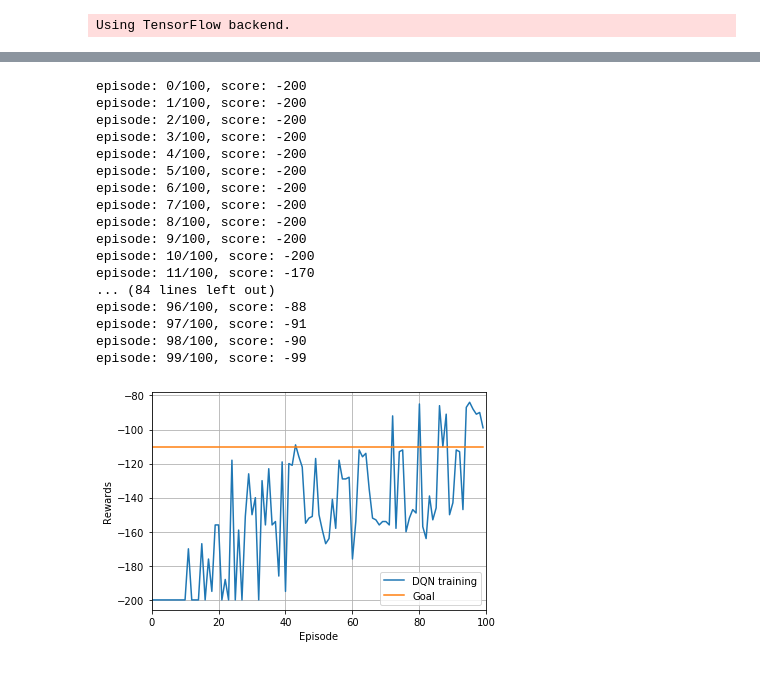
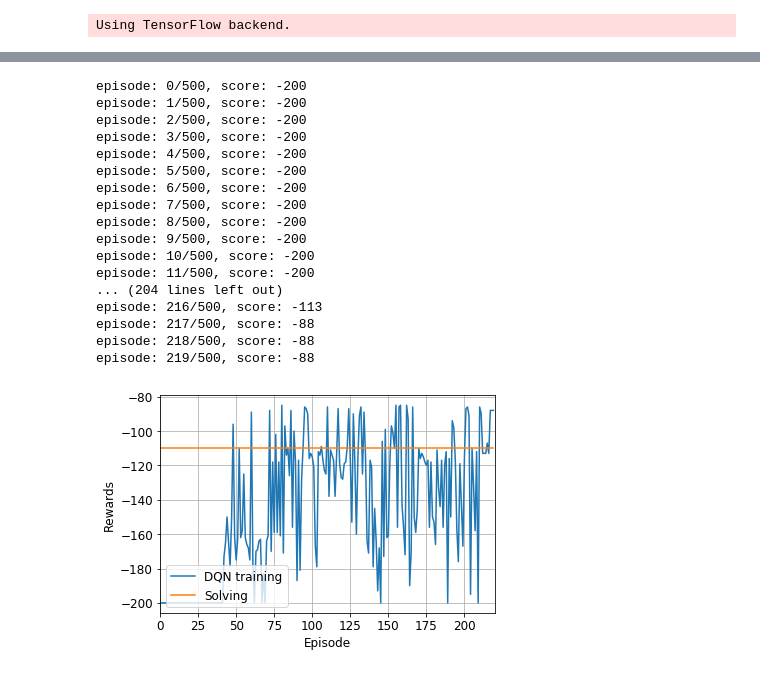
Before and after one commit to paige-chang/MountainCar, a Jupyter notebook: MountainCar.ipynb, the cells around one changed output, grey strips where cells are left out. Drawn from its saved outputs; the diff is of its cells as text; code cells hidden in the pictures.

```diff
--- a/MountainCar.ipynb
+++ b/MountainCar.ipynb
@@ -7,12 +11,15 @@ import gym
 import numpy as np
 import random
 import matplotlib.pyplot as plt
+import matplotlib.cm as cm
 import math
 from collections import deque
 from keras import Sequential, models
+from keras import losses
 from keras.layers import Dense
 from keras.optimizers import adam
 import warnings
 warnings.filterwarnings('ignore')
+plt.rcParams.update({'font.size': 12})
 # %% [output]
 Using TensorFlow backend.
@@ -24,7 +78,7 @@ class DQN():
     def __init__(self):
 
         """
-        Initalize an Agent object
+        Initalize hyperparameters
         """
 
         self.action_space = env.action_space.n
@@ -32,8 +86,8 @@ class DQN():
         self.epsilon = 1
         self.epsilon_min = 0.01
         self.epsilon_decay = 0.95
-        self.discount_factor = 0.95
-        self.learning_rate = 0.001
+        self.discount_factor = 0.98
+        self.learning_rate = 0.0005
         self.batch_size = 64
         self.memory = deque(maxlen =  10000)
         self.model = self.build_model()
@@ -41,13 +95,13 @@ class DQN():
     def build_model(self):
 
         """
-        The model is based on a deep neural network. The model is trying to predict
+        The model is based on a simple neural network. The model is trying to predict
         the return of reward by taking an action given the state of the current environment.
         """
 
         model = Sequential()
-        model.add(Dense(24, input_shape = (self.state_space,), activation = 'relu'))
-        model.add(Dense(24, activation = 'relu'))
+        model.add(Dense(48, input_shape = (self.state_space,), activation = 'relu'))
+        model.add(Dense(48, activation = 'relu'))
         model.add(Dense(self.action_space, activation = 'linear'))
         model.compile(loss = 'mse', optimizer = adam(lr = self.learning_rate))
         return model
@@ -118,24 +172,22 @@ class DQN():
         x = state[0, 0] # position in x direction
         v = state[0, 1] # velocity
 
-        # A change of the height is given by dh = dx cos φx,
-        # which integrates to h = 0.0025 * cos(3x)dx = 0.0025 / 3 * sin(3x) + C
-        # Here we will use C = 0
-        potential_energy = 0.0025 / 3 * math.sin(3 * x)
+        # Based on the OpenAI environment, height equals to sin(3x) * 0.45 + 0.55
+        potential_energy = math.sin(3 * x) * 0.45 + 0.55
         kinetic_energy = 0.5 * (v ** 2)
 
         return potential_energy + kinetic_energy
 
-    def adjust_reward(self, next_state, state):
+    def optimal_reward(self, next_state, state):
 
         """
         The agent is given a reward based on how much energy it has gain afer an action.
         The reward is scaled to a range around {-1, 1}
         """
 
-        return 1000 * (self.total_energy(next_state) - self.total_energy(state))
+        return 100 * (self.total_energy(next_state) - self.total_energy(state))
 # %%
-def train_dqn(episodes, res, x):
+def train_dqn(episodes):
 
     """
     Train dqn model to interact with and learn from the environment
@@ -151,7 +203,7 @@ def train_dqn(episodes, res, x):
         score = 0
         max_steps = 200
 
-        # Exploration is gradually reduced with training episodes
+        # Exploration is large in the beginning of training and then gradually reduced
         agent.epsilon = max(agent.epsilon_min, agent.epsilon * agent.epsilon_decay)
 
         for i in range(max_steps):
@@ -159,60 +211,61 @@ def train_dqn(episodes, res, x):
             next_state, reward, done, _ = env.step(action)
             next_state = np.reshape(next_state, (1, 2))
             score = score -1
-            reward = agent.adjust_reward(next_state, state)
-            res.append(reward)
-            x.append(next_state[0,0])
+            reward = agent.optimal_reward(next_state, state)
             agent.remember(state, action, reward, next_state, done)
             state = next_state
             agent.replay()
 
             # The episode is done when the agent reaches the goal or 200 steps
             if done:
                 print("episode: {}/{}, score: {}".format(episode, episodes, score))
                 break
         env.close()
         loss.append(score)
 
+        # Early stop
+        if np.average(loss[-10:]) >= -110:
+            break
 
     agent.save_model(filename = 'MountainCar-v0-dqn.h5')
     return loss, res
 
 if __name__ == '__main__':
     env = gym.make('MountainCar-v0')
-    ep = 100
+    ep = 500
     res = []
     x = []
-    loss, res = train_dqn(ep, res, x)
+    loss, res = train_dqn(ep)
 
     ### Visualize the process of training dqn model
     plt.subplots(figsize= (6, 4))
     plt.plot(list(range(len(loss))), loss, label = 'DQN training')
-    plt.plot(list(range(len(loss))), np.ones((len(loss), 1))* -110, label = 'Goal')
+    plt.plot(list(range(len(loss))), np.ones((len(loss), 1))* -110, label = 'Solving')
     plt.xlabel('Episode')
     plt.ylabel('Rewards')
-    plt.legend(loc = 'lower right')
+    plt.legend(loc = 'lower left')
     plt.xlim(0, len(loss))
     plt.grid(True)
     plt.show()
 # %% [output]
-episode: 0/100, score: -200
-episode: 1/100, score: -200
-episode: 2/100, score: -200
-episode: 3/100, score: -200
-episode: 4/100, score: -200
-episode: 5/100, score: -200
-episode: 6/100, score: -200
-episode: 7/100, score: -200
-episode: 8/100, score: -200
-episode: 9/100, score: -200
-episode: 10/100, score: -200
-episode: 11/100, score: -170
-... (84 lines left out)
-episode: 96/100, score: -88
-episode: 97/100, score: -91
-episode: 98/100, score: -90
-episode: 99/100, score: -99
+episode: 0/500, score: -200
+episode: 1/500, score: -200
+episode: 2/500, score: -200
+episode: 3/500, score: -200
+episode: 4/500, score: -200
+episode: 5/500, score: -200
+episode: 6/500, score: -200
+episode: 7/500, score: -200
+episode: 8/500, score: -200
+episode: 9/500, score: -200
+episode: 10/500, score: -200
+episode: 11/500, score: -200
+... (204 lines left out)
+episode: 216/500, score: -113
+episode: 217/500, score: -88
+episode: 218/500, score: -88
+episode: 219/500, score: -88
-[figure, old version]
+[figure, new version]
 # %%
 def test_dqn(episode):
 
```
Also changed, not shown: parts of 5 cells of this notebook.
